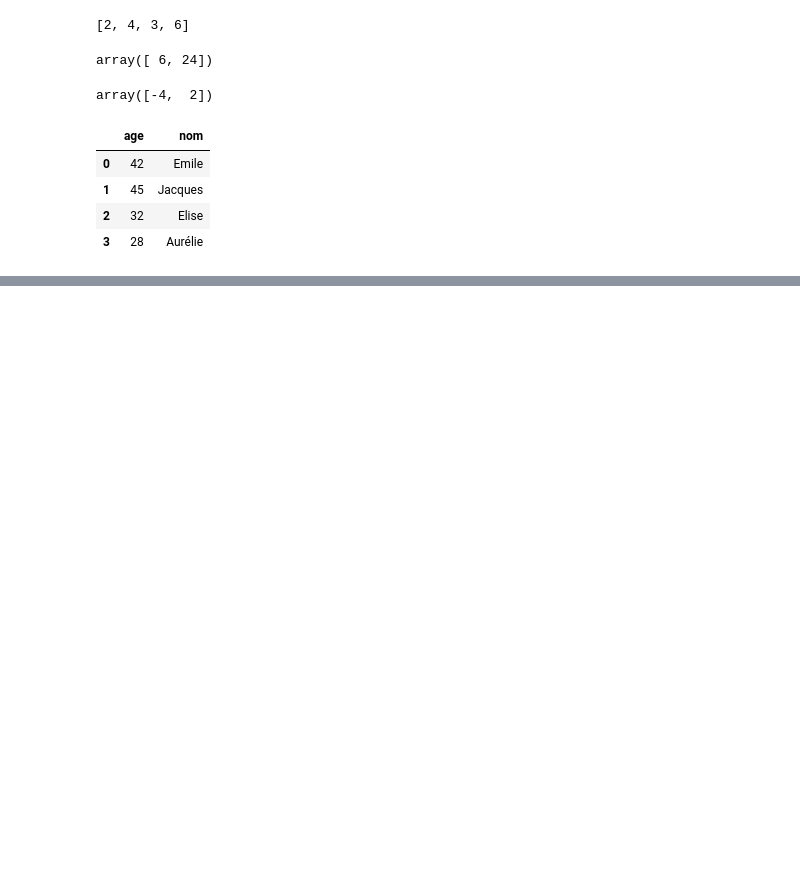
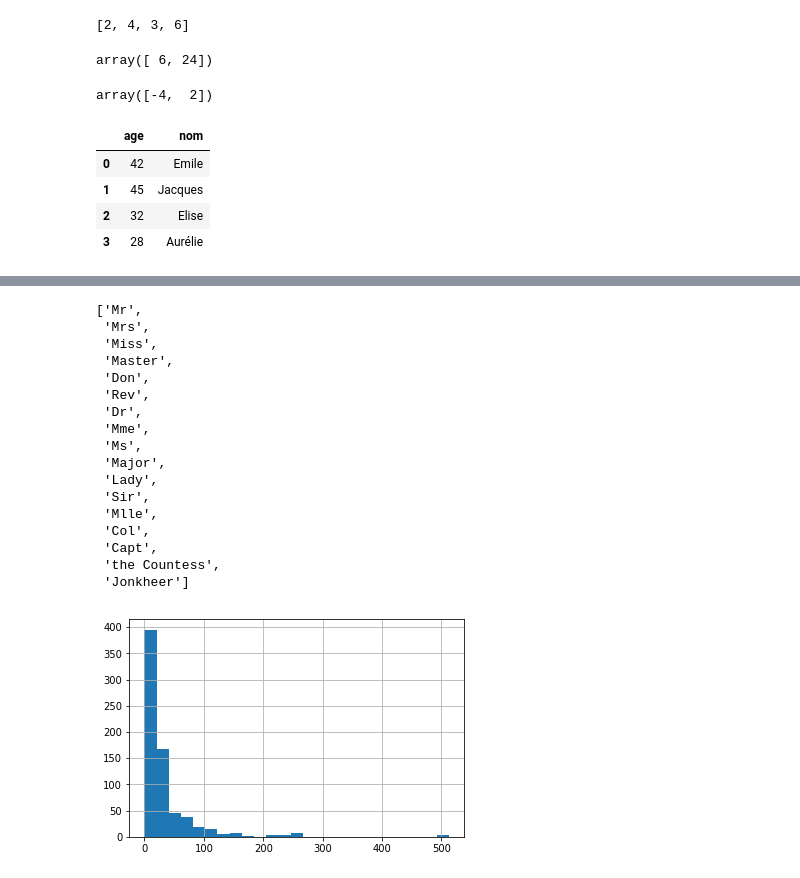
Before and after one commit to komi24/nantes071019, a Jupyter notebook: data.ipynb, the cells around one changed output, grey strips where cells are left out. Drawn from its saved outputs; the diff is of its cells as text; code cells hidden in the pictures; blank space fills up the shorter version.

```diff
--- a/data.ipynb
+++ b/data.ipynb
@@ -43,0 +104,25 @@ df
+# %%
+df = pd.read_csv("train.csv")
+df["Sex"] = df["Sex"].map({"female": 1, "male": 0})
+df["Sex"].head()
+df["Embarked"].unique()
+df["Embarked"] = df["Embarked"].map({"S": 0, "C": 1, "Q": 2})
+df[["Sex","Embarked"]].head()
+df.Name.head()
+
+import re
+
+def extract_title(name):
+    title = re.findall(", ([^.]+)\.", name)
+    return title[0]
+
+df["Title"] = df["Name"].map(extract_title)
+# extract_title("Cumings, Mrs. John Bradley (Florence Briggs Th")
+titles = list(df.Title.unique())
+
+def map_title(title):
+    return titles.index(title)
+
+df["Title"] = df["Title"].map(map_title)
+# df["Title"] = df["Title"].map(lambda t: titles.index(t))
+df.dtypes
@@ -43,0 +157,13 @@ df
+# %%
+data_set = df.drop(columns=["PassengerId", "Name", "Ticket", "Cabin"])
+data_set.Age = data_set.Age / data_set.Age.max()
+# data_set.Pclass = data_set.Pclass / data_set.Pclass.max()
+# data_set.Parch = data_set.Parch + data_set.SibSp
+# data_set.Parch = data_set.Parch / data_set.Parch.max()
+# data_set.drop(columns=["SibSp"], inplace=True)
+# data_set.Fare = data_set.Fare / (1 + data_set.Parch)
+# data_set.Fare = data_set.Fare / data_set.Fare.max()
+
+data_set.count()
+data_set.dropna(inplace=True)
+data_set.count()
@@ -43,0 +242,22 @@ df
+# %%
+data_set.Fare.hist(bins=25)
+data_set.Fare.describe()
+# %% [output]
+['Mr',
+ 'Mrs',
+ 'Miss',
+ 'Master',
+ 'Don',
+ 'Rev',
+ 'Dr',
+ 'Mme',
+ 'Ms',
+ 'Major',
+ 'Lady',
+ 'Sir',
+ 'Mlle',
+ 'Col',
+ 'Capt',
+ 'the Countess',
+ 'Jonkheer']
+[figure, added]
```
Also changed, not shown: parts of 9 cells of this notebook.
